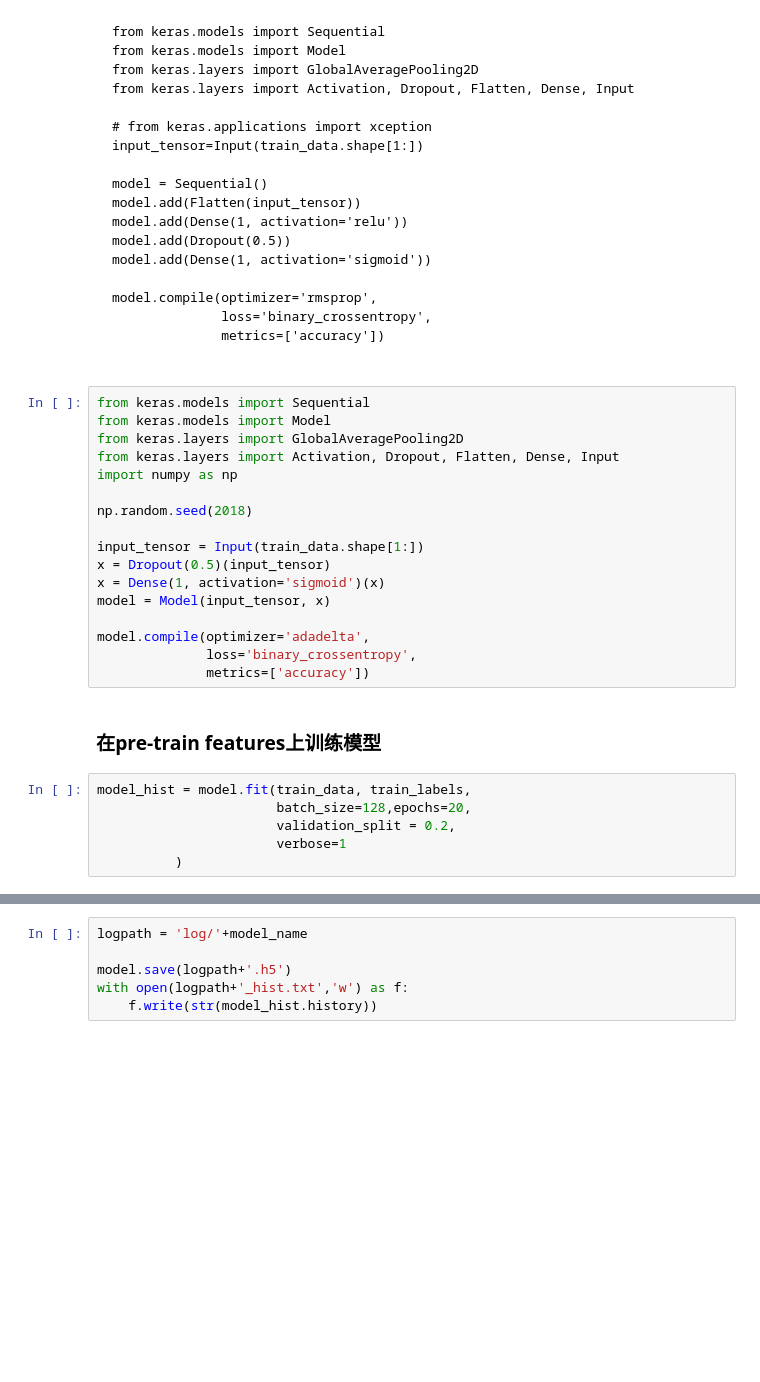
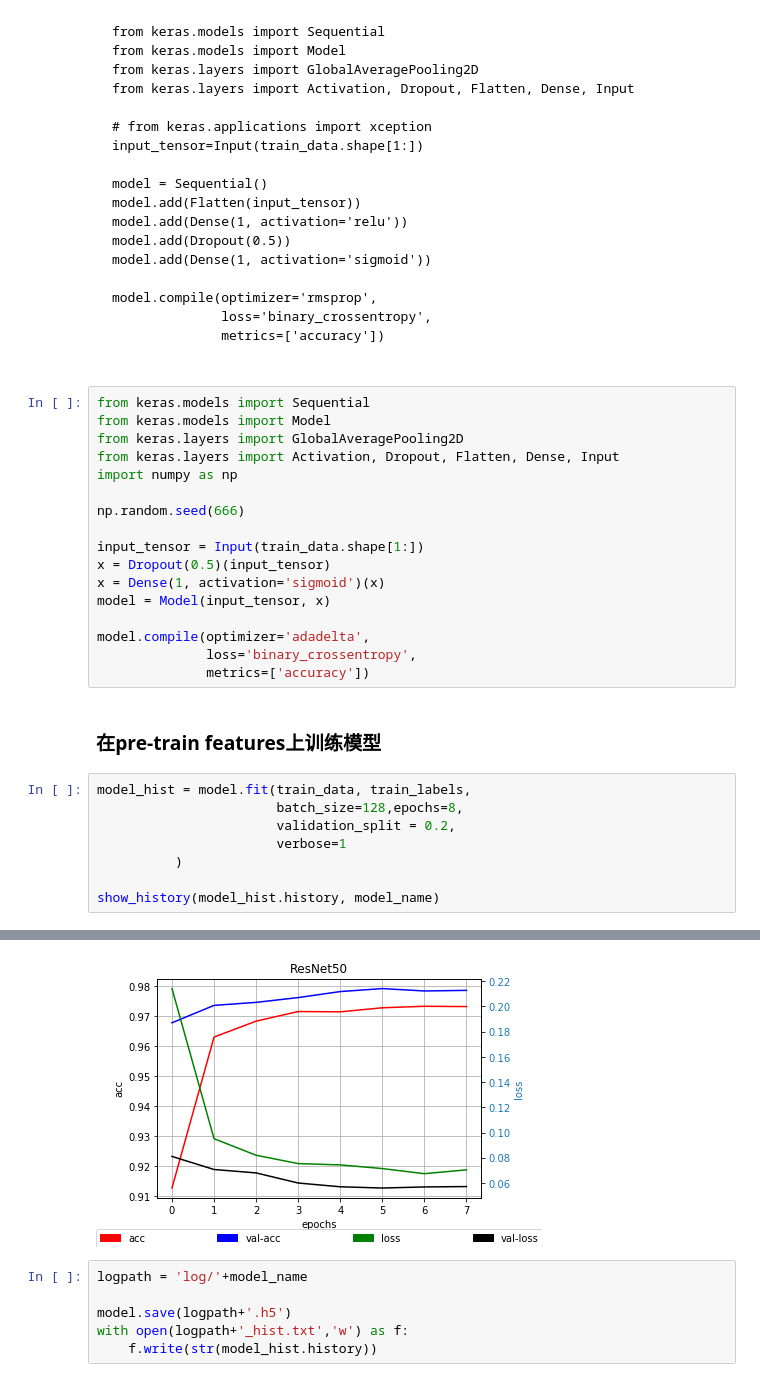
Before and after one commit to blackantchen/ml_final_project, a Jupyter notebook: train_model.ipynb, the cells around one changed output, grey strips where cells are left out. Cells and saved outputs as stored; diff of their text form; blank space fills up the shorter version.

```diff
--- a/train_model.ipynb
+++ b/train_model.ipynb
@@ -100,7 +147,7 @@ from keras.layers import GlobalAveragePooling2D
 from keras.layers import Activation, Dropout, Flatten, Dense, Input
 import numpy as np
 
-np.random.seed(2018)
+np.random.seed(666)
 
 input_tensor = Input(train_data.shape[1:])
 x = Dropout(0.5)(input_tensor)
@@ -114,9 +161,11 @@ model.compile(optimizer='adadelta',
 ### 在pre-train features上训练模型
 # %%
 model_hist = model.fit(train_data, train_labels,
-                       batch_size=128,epochs=20,
+                       batch_size=128,epochs=8,
                        validation_split = 0.2,
                        verbose=1
           )
+
+show_history(model_hist.history, model_name)
 # %% [output]
 Train on 20000 samples, validate on 5000 samples
@@ -139,3 +188,4 @@ Epoch 20/20
+[figure, added]
 # %%
 logpath = 'log/'+model_name
 
```
Also changed, not shown: parts of 7 cells of this notebook, 13 other files.
